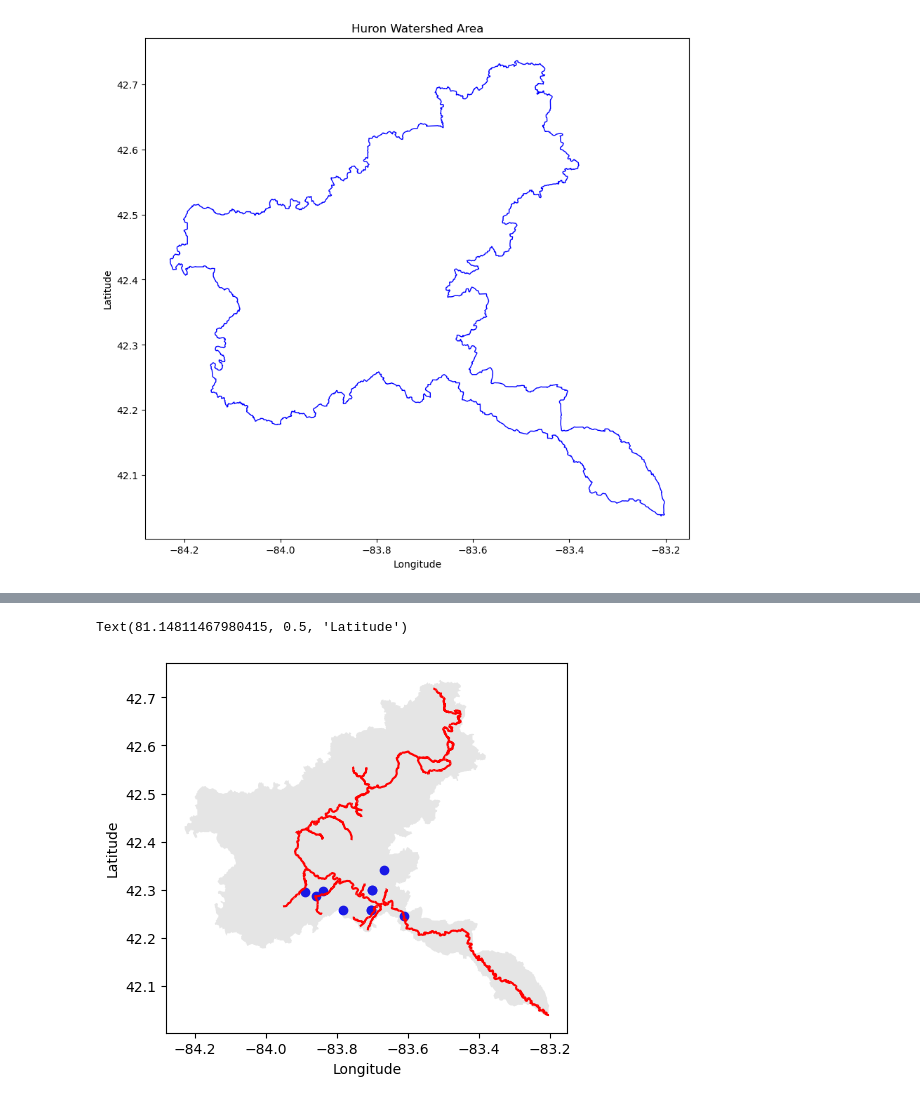
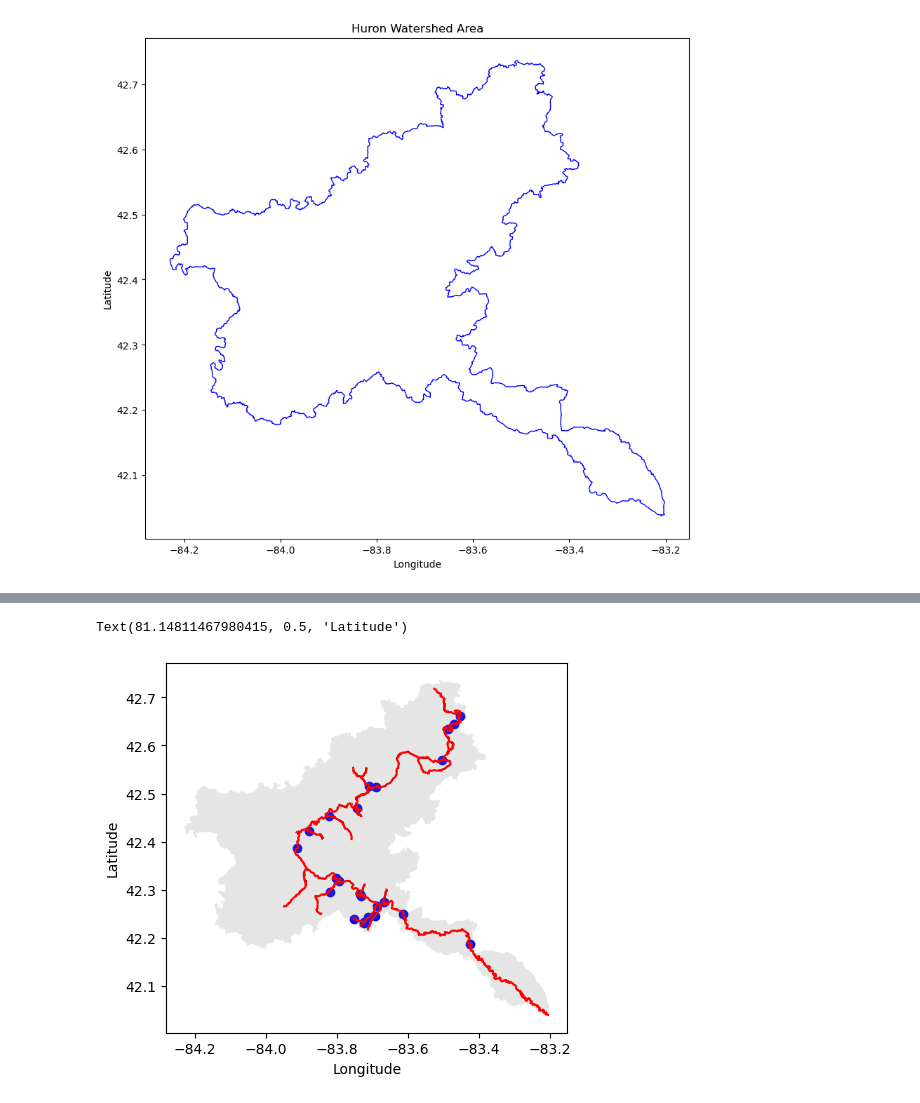
Before and after one commit to shinapatel/Huron_Watershed_Site_Updates, a Jupyter notebook: huron_geo.ipynb, the cells around one changed output, grey strips where cells are left out. Cells and saved outputs as stored; diff of their text form; code cells hidden in the pictures.

```diff
--- a/huron_geo.ipynb
+++ b/huron_geo.ipynb
@@ -233,22 +234,23 @@ sensors_within_watershed.to_csv(output_csv_file, index='False')
 # %%
 # Load GeoJSON files into GeoDataFrames
-sensor_file = 'sensors_within_huron_watershed.geojson'
+# sensor_file = 'sensors_within_huron_watershed.geojson'
+sensor_file = 'Huron_DigiWa_Sensors (2).geojson'
 river_file = 'Huron_RiverSystem.geojson'
 watershed_file = "Huron_Watershed.geojson"
 
 sensor = gpd.read_file(sensor_file)
 river = gpd.read_file(river_file)
 watershed = gpd.read_file(watershed_file)
 
 # Plot GeoDataFrames on the same plot
 ax = sensor.plot(color='blue', label='DWL @ UM sensors')
 river.plot(ax=ax, color='red', label='Rivers')
 watershed.plot(ax=ax, color='gray', label='Watershed', alpha = 0.2)
 
 # Add legends and labels
 # ax.legend()
 ax.set_xlabel('Longitude')
 ax.set_ylabel('Latitude')
 # %% [output]
 Text(81.14811467980415, 0.5, 'Latitude')
-[figure, old version]
+[figure, new version]
```
Also changed, not shown: parts of 5 cells of this notebook, 5 other files.
